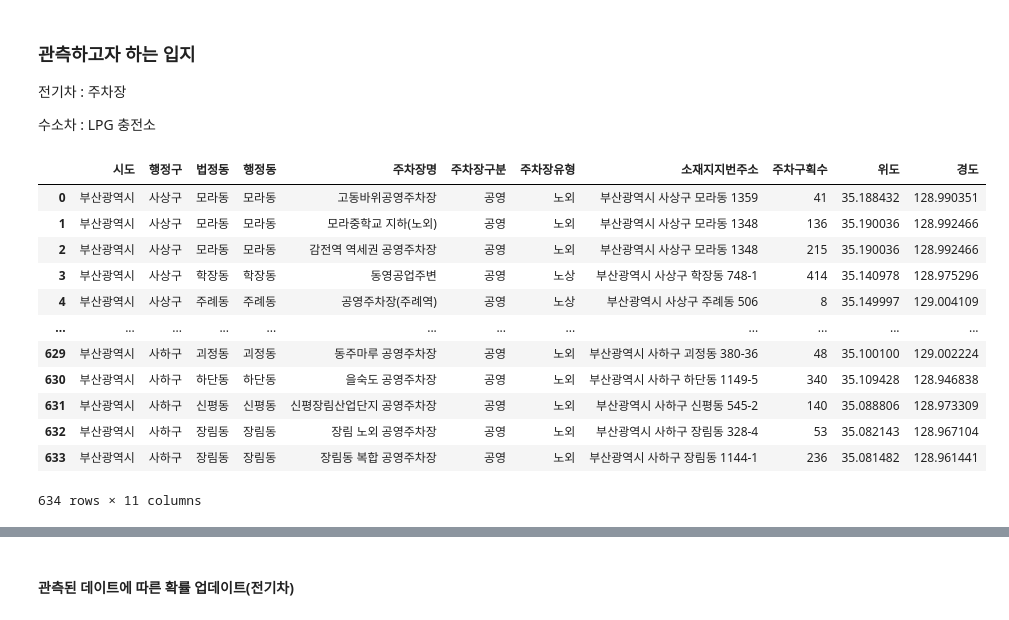
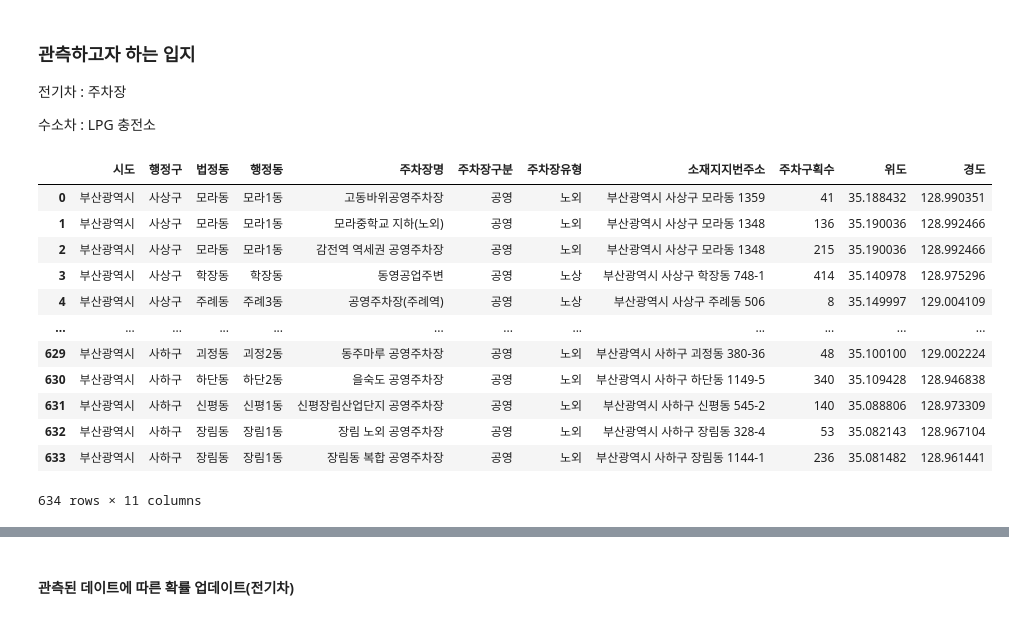
Before and after one commit to jhparkland/Green-Car-Charging-Station-Site-Selection, a Jupyter notebook: Notebook/GVCS/GVCS.ipynb, the cells around one changed output, grey strips where cells are left out. Drawn from its saved outputs; the diff is of its cells as text; code cells hidden in the pictures.

```diff
--- a/Notebook/GVCS/GVCS.ipynb
+++ b/Notebook/GVCS/GVCS.ipynb
@@ -1403,22 +1419,22 @@ result.get_value(environment=0)
 
 수소차 : LPG 충전소
 # %%
-parking_file_path = 'C:\\Users\\SAMSUNG\\Desktop\\Green-Car-Charging-Station-Site-Selection\\Data\\부산 주차장 현황.csv'
+parking_file_path = 'C:\\Users\\dhfgo\\OneDrive\\바탕 화면\\Green-Car-Charging-Station-Site-Selection\\Data\\부산 주차장 현황.csv'
 df_parking = pd.read_csv(parking_file_path,encoding='cp949')
 df_parking
 # %% [output]
 |  | 시도 | 행정구 | 법정동 | 행정동 | 주차장명 | 주차장구분 | 주차장유형 | 소재지지번주소 | 주차구획수 | 위도 | 경도 |
-| 0 | 부산광역시 | 사상구 | 모라동 | 모라동 | 고동바위공영주차장 | 공영 | 노외 | 부산광역시 사상구 모라동 1359 | 41 | 35.188432 | 128.990351 |
-| 1 | 부산광역시 | 사상구 | 모라동 | 모라동 | 모라중학교 지하(노외) | 공영 | 노외 | 부산광역시 사상구 모라동 1348 | 136 | 35.190036 | 128.992466 |
-| 2 | 부산광역시 | 사상구 | 모라동 | 모라동 | 감전역 역세권 공영주차장 | 공영 | 노외 | 부산광역시 사상구 모라동 1348 | 215 | 35.190036 | 128.992466 |
+| 0 | 부산광역시 | 사상구 | 모라동 | 모라1동 | 고동바위공영주차장 | 공영 | 노외 | 부산광역시 사상구 모라동 1359 | 41 | 35.188432 | 128.990351 |
+| 1 | 부산광역시 | 사상구 | 모라동 | 모라1동 | 모라중학교 지하(노외) | 공영 | 노외 | 부산광역시 사상구 모라동 1348 | 136 | 35.190036 | 128.992466 |
+| 2 | 부산광역시 | 사상구 | 모라동 | 모라1동 | 감전역 역세권 공영주차장 | 공영 | 노외 | 부산광역시 사상구 모라동 1348 | 215 | 35.190036 | 128.992466 |
 | 3 | 부산광역시 | 사상구 | 학장동 | 학장동 | 동영공업주변 | 공영 | 노상 | 부산광역시 사상구 학장동 748-1 | 414 | 35.140978 | 128.975296 |
-| 4 | 부산광역시 | 사상구 | 주례동 | 주례동 | 공영주차장(주례역) | 공영 | 노상 | 부산광역시 사상구 주례동 506 | 8 | 35.149997 | 129.004109 |
+| 4 | 부산광역시 | 사상구 | 주례동 | 주례3동 | 공영주차장(주례역) | 공영 | 노상 | 부산광역시 사상구 주례동 506 | 8 | 35.149997 | 129.004109 |
 | ... | ... | ... | ... | ... | ... | ... | ... | ... | ... | ... | ... |
-| 629 | 부산광역시 | 사하구 | 괴정동 | 괴정동 | 동주마루 공영주차장 | 공영 | 노외 | 부산광역시 사하구 괴정동 380-36 | 48 | 35.100100 | 129.002224 |
-| 630 | 부산광역시 | 사하구 | 하단동 | 하단동 | 을숙도 공영주차장 | 공영 | 노외 | 부산광역시 사하구 하단동 1149-5 | 340 | 35.109428 | 128.946838 |
-| 631 | 부산광역시 | 사하구 | 신평동 | 신평동 | 신평장림산업단지 공영주차장 | 공영 | 노외 | 부산광역시 사하구 신평동 545-2 | 140 | 35.088806 | 128.973309 |
-| 632 | 부산광역시 | 사하구 | 장림동 | 장림동 | 장림 노외 공영주차장 | 공영 | 노외 | 부산광역시 사하구 장림동 328-4 | 53 | 35.082143 | 128.967104 |
-| 633 | 부산광역시 | 사하구 | 장림동 | 장림동 | 장림동 복합 공영주차장 | 공영 | 노외 | 부산광역시 사하구 장림동 1144-1 | 236 | 35.081482 | 128.961441 |
+| 629 | 부산광역시 | 사하구 | 괴정동 | 괴정2동 | 동주마루 공영주차장 | 공영 | 노외 | 부산광역시 사하구 괴정동 380-36 | 48 | 35.100100 | 129.002224 |
+| 630 | 부산광역시 | 사하구 | 하단동 | 하단2동 | 을숙도 공영주차장 | 공영 | 노외 | 부산광역시 사하구 하단동 1149-5 | 340 | 35.109428 | 128.946838 |
+| 631 | 부산광역시 | 사하구 | 신평동 | 신평1동 | 신평장림산업단지 공영주차장 | 공영 | 노외 | 부산광역시 사하구 신평동 545-2 | 140 | 35.088806 | 128.973309 |
+| 632 | 부산광역시 | 사하구 | 장림동 | 장림1동 | 장림 노외 공영주차장 | 공영 | 노외 | 부산광역시 사하구 장림동 328-4 | 53 | 35.082143 | 128.967104 |
+| 633 | 부산광역시 | 사하구 | 장림동 | 장림1동 | 장림동 복합 공영주차장 | 공영 | 노외 | 부산광역시 사하구 장림동 1144-1 | 236 | 35.081482 | 128.961441 |
 634 rows × 11 columns
 # %%
 ### LPG 충전소 현황 데이터 불러오기 (수소차)
```
Also changed, not shown: parts of 41 cells of this notebook, 7 other files.
